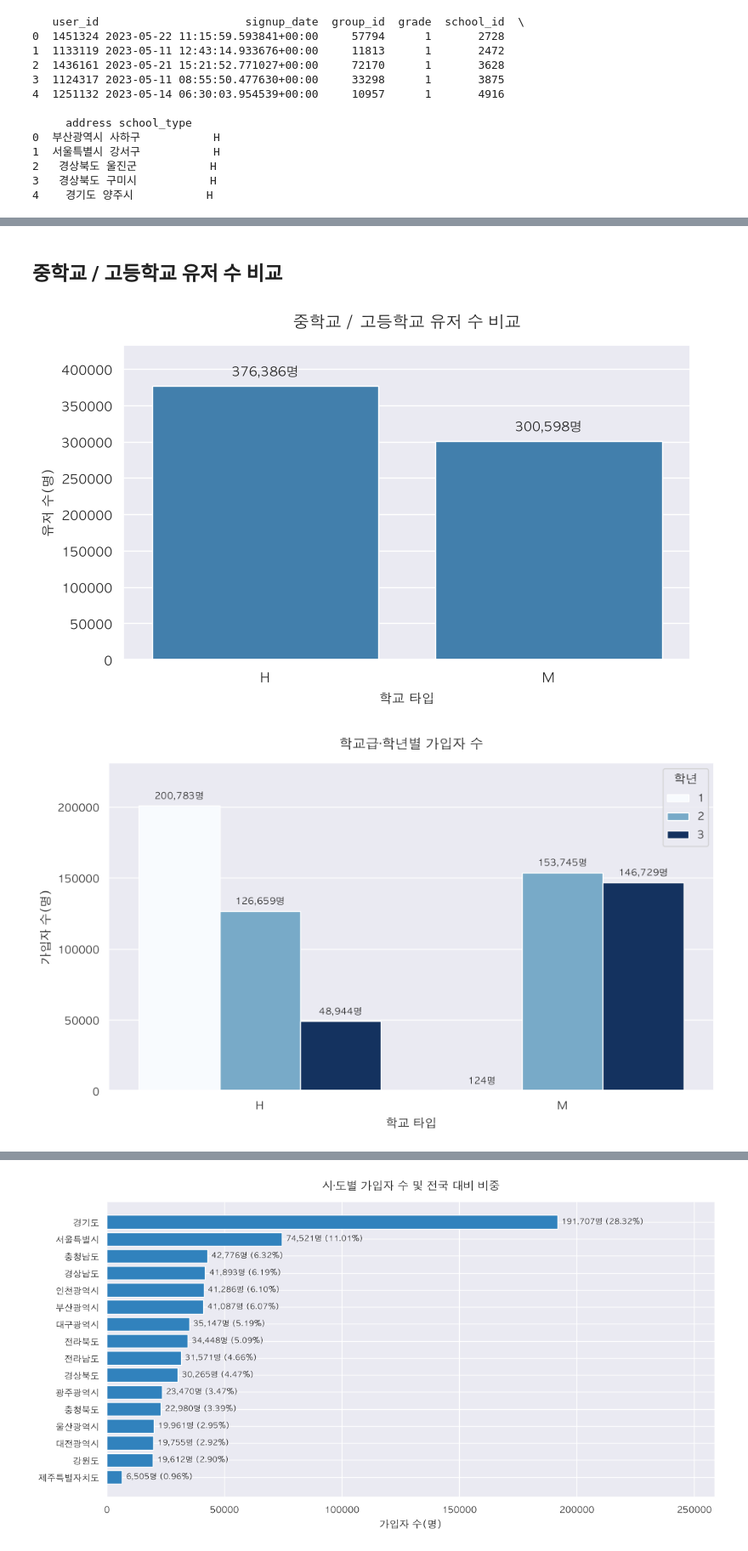
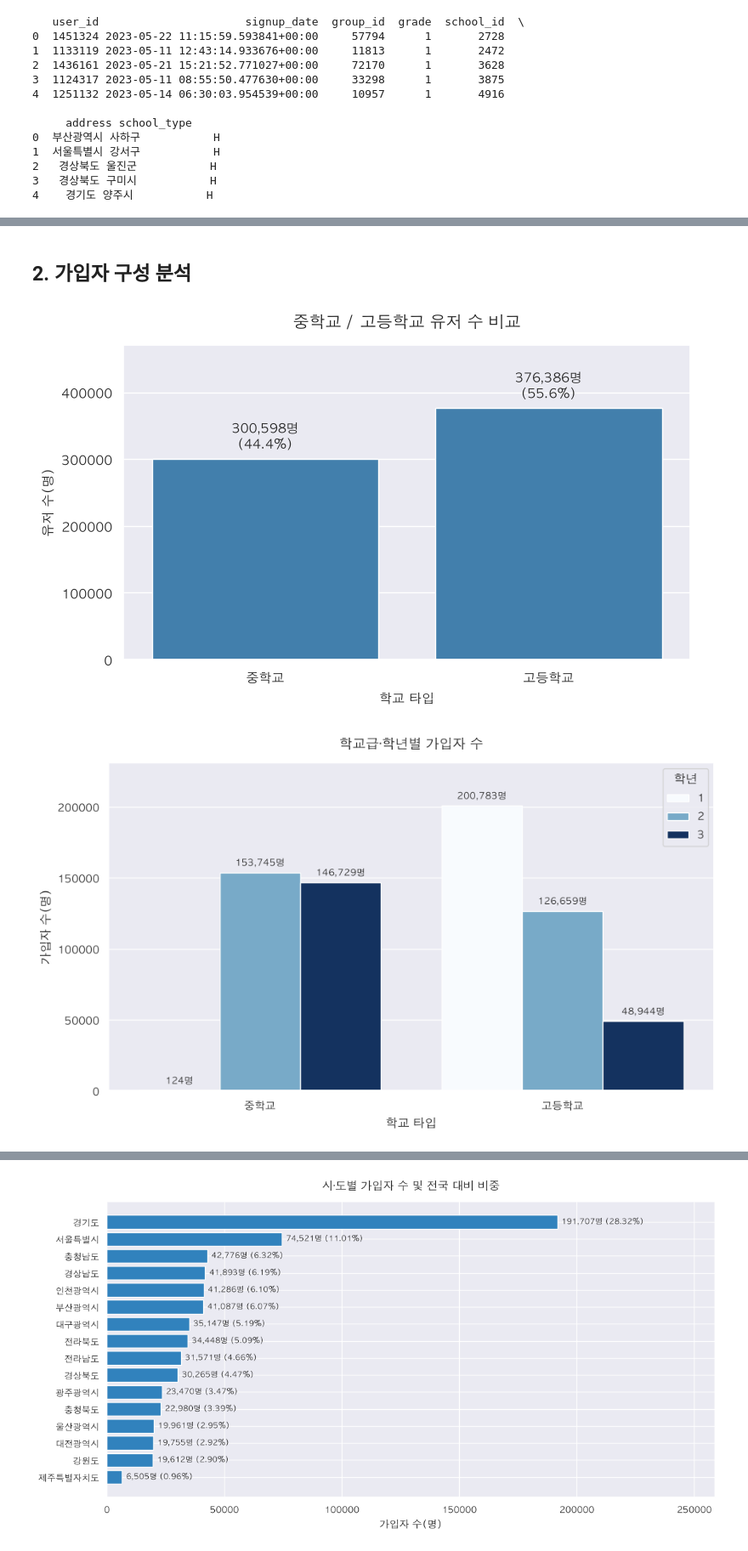
Before and after one commit to zoo-no-s/sns_service_analysis, a Jupyter notebook: notebooks/acquisition_1.ipynb, the cells around one changed output, grey strips where cells are left out. Shown at 85% size. Cells and saved outputs as stored; diff of their text form; code cells hidden in the pictures.

```diff
--- a/notebooks/acquisition_1.ipynb
+++ b/notebooks/acquisition_1.ipynb
@@ -239,5 +469,5 @@ plot_monthly_signups(monthly_summary_ex_may, '월별 가입자 수 (5월 제외)
 # %% [markdown]
-## 중학교 / 고등학교 유저 수 비교
+## 2. 가입자 구성 분석
 # %%
 school_summary = (
     df.groupby('school_type')['user_id']
@@ -252,14 +482,21 @@ ax = sns.barplot(
     data=school_summary,
     x='school_type',
     y='unique_users',
+    order=['M', 'H'],
     color='#3182bd'
 )
+
+ax.set_xticks([0, 1], labels=['중학교', '고등학교'])
+
+# 그래프에 표시된 학교급 전체 가입자 수 기준
+total_users = school_summary['unique_users'].sum()
 
 # 막대 위에 숫자 표시
 for p in ax.patches:
     height = p.get_height()
+    share = height / total_users * 100 if total_users else 0
     ax.annotate(
-        f'{int(height):,}명',
+        f'{int(height):,}명\n({share:.1f}%)',
         (p.get_x() + p.get_width() / 2, height),
         ha='center',
         va='bottom',
@@ -273,12 +510,12 @@ plt.xlabel('학교 타입', fontsize=11)
 plt.ylabel('유저 수(명)', fontsize=11)
 
 # 위쪽 숫자가 잘리지 않도록 여유 공간
-plt.ylim(0, school_summary['unique_users'].max() * 1.15)
+plt.ylim(0, school_summary['unique_users'].max() * 1.25)
 
 plt.tight_layout()
 plt.show()
 # %% [output]
-[figure, old version]
+[figure, new version]
 # %%
 # 학교급·학년별 고유 가입자 수 집계
 school_grade_summary = (
@@ -289,31 +526,34 @@ school_grade_summary = (
 # %%
 fig, ax = plt.subplots(figsize=(10, 6))
 
 sns.barplot(
     data=school_grade_summary,
     x='school_type',
     y='unique_users',
     hue='grade',
+    order=['M', 'H'],
     palette='Blues',
     ax=ax,
 )
+
+ax.set_xticks([0, 1], labels=['중학교', '고등학교'])
 
 for container in ax.containers:
     ax.bar_label(
         container,
         labels=[f'{value:,.0f}명' for value in container.datavalues],
         padding=4,
         fontsize=9,
     )
 
 ax.set_title('학교급·학년별 가입자 수', fontsize=14, pad=15)
 ax.set_xlabel('학교 타입')
 ax.set_ylabel('가입자 수(명)')
 ax.legend(title='학년')
 ax.set_ylim(0, school_grade_summary['unique_users'].max() * 1.15)
 
 fig.tight_layout()
 plt.show()
 # %% [output]
-[figure, old version]
+[figure, new version]
 # %% [markdown]
```
Also changed, not shown: parts of 72 cells of this notebook.
